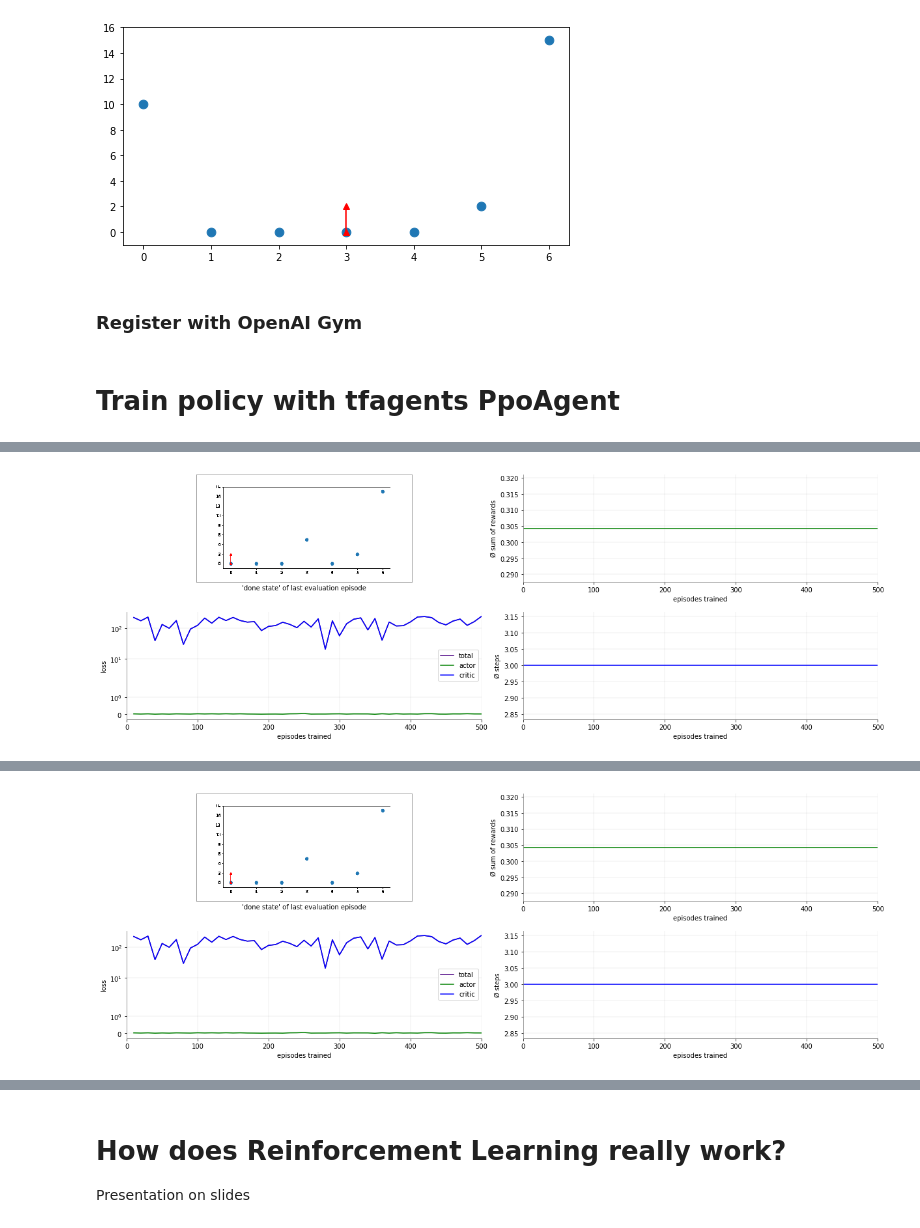
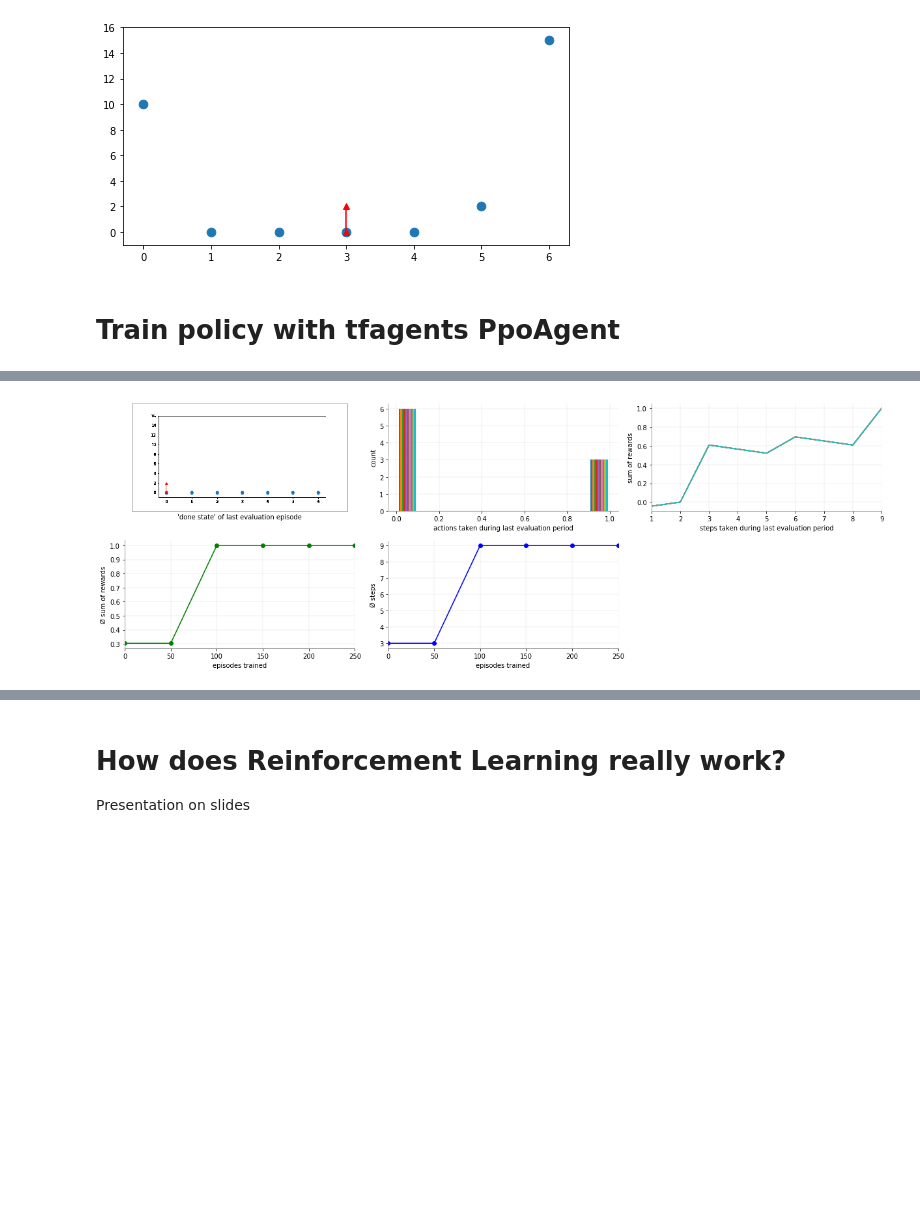
Before and after one commit to christianhidber/easyagents, a Jupyter notebook: jupyter_notebooks/workshop/easyagents_line_exercise.ipynb, the cells around one changed output, grey strips where cells are left out. Saved outputs shown, nothing was run; the diff lists cells and outputs as text; code cells hidden in the pictures; blank space fills up the shorter version.

```diff
--- a/jupyter_notebooks/workshop/easyagents_line_exercise.ipynb
+++ b/jupyter_notebooks/workshop/easyagents_line_exercise.ipynb
@@ -146,13 +130,17 @@ class LineWorldEnv(gym.Env):
 
         self.size_of_world = len(state)
 
+        # STEP II
+        # this needs to match size and range of what you return in
+        # get_observation
+        # definition of world is a list in self.state
+        # len() gives you the length of a list
+
         # CHANGE HERE START
 
-        # this needs to match size and range of what you return in
-        # get_observation
         self.max_reward = 15
         self.min_reward = 0
-        self.observation_size = 5
+        self.observation_size = 1 + len(self.state)
 
         # CHANGE HERE END
 
@@ -171,11 +159,16 @@ class LineWorldEnv(gym.Env):
 
         self.reset()
 
+    # STEP I
+    # position: self.pos
+    # remaining rewards: self.remaining_rewards
+    # if you want to append two lists/arrays use np.append(list1, list2)
+
     # CHANGE HERE START
 
     def get_observation(self):
-        # if you want to append two lists/arrays use np.append(list1, list2)
-        return np.full(self.observation_size, 0)
+        # return np.full(self.observation_size, 0)
+        return np.append([self.pos], self.remaining_rewards)
 
     # CHANGE HERE END
 
@@ -291,5 +284,3 @@ env.render()
 env.render(mode='human')
 # %% [output]
 [figure]
-# %% [markdown]
-### Register with OpenAI Gym
@@ -303,16 +289,18 @@ register_with_gym(gym_env_name=env_name, entry_point=LineWorldEnv, max_episode_s
 # %%
 %%time
 
+from easyagents.env import register_with_gym
 from easyagents.agents import PpoAgent
 from easyagents.callbacks import log, plot
 
+env_name = "LineWorld-v0"
+register_with_gym(gym_env_name=env_name, entry_point=LineWorldEnv, max_episode_steps=100)
+
 ppoAgent = PpoAgent(gym_env_name = env_name, fc_layers=(500,500,500))
 
-plots = [plot.State(), plot.Rewards(), plot.Loss(), plot.Steps()]
+plots = [plot.State(), plot.Actions(), plot.StepRewards(), plot.Rewards(), plot.Steps(), plot.ToMovie()]
 ppoAgent.train(plots,
-               learning_rate=1e-4,
-               num_iterations = 50,
+               num_iterations = 25,
                num_episodes_per_iteration = 10,
-               max_steps_per_episode = 50,
-               num_epochs_per_iteration = 5)
+               max_steps_per_episode = 50)
 # %% [output]
@@ -319 +310 @@ ppoAgent.train(plots,
-[figure, old version]
+[figure, new version]
@@ -322,4 +311,3 @@ Wall time: 2min 53s
-[figure, removed]
 # %% [markdown]
 # Hands-On 2: Define the observation in a way that allows the agent to train
 
```
Also changed, not shown: parts of 10 cells of this notebook.
